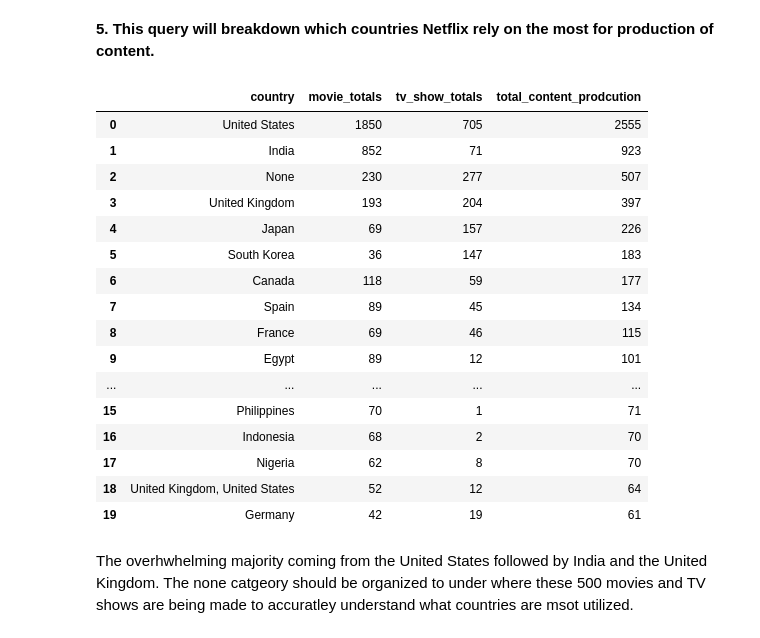
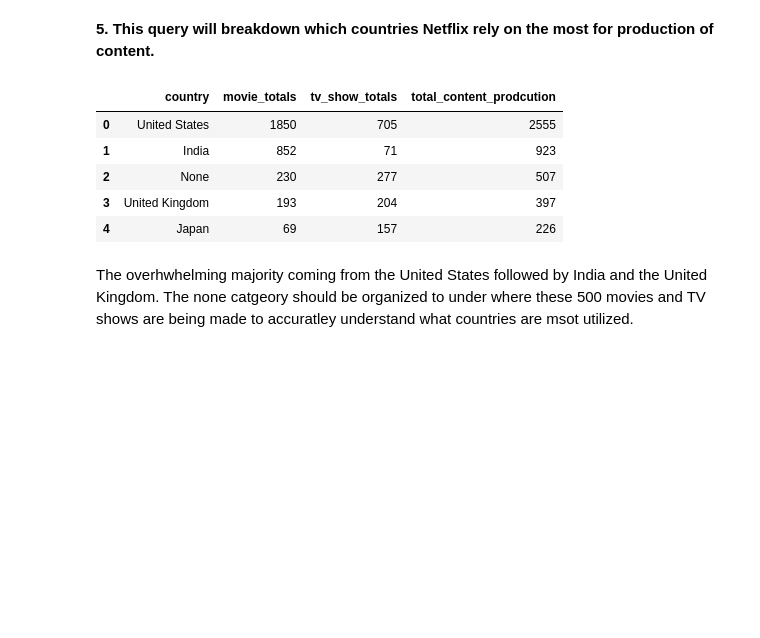
Before and after one commit to aditya248/Netflix-Exploratory-Data-Analysis, a Jupyter notebook: BA775_TeamProject_B2T8.ipynb, the cells around one changed output. Saved outputs shown, nothing was run; the diff lists cells and outputs as text; code cells hidden in the pictures; blank space fills up the shorter version.

Commit message:
Added limit for query display

```diff
--- a/BA775_TeamProject_B2T8.ipynb
+++ b/BA775_TeamProject_B2T8.ipynb
@@ -119,34 +99,23 @@ Having content from around 400 directors, netflix does not rely on too much. The
 # %%
 %%bigquery --project=ba775-team8-b2
 SELECT
     country,
     COUNT(CASE WHEN type = 'Movie'
     THEN show_id END) AS movie_totals,
     COUNT(CASE WHEN type = 'TV Show'
     THEN show_id END) AS tv_show_totals,
     COUNT(type) as total_content_prodcution
  FROM `ba775-team8-b2.Netflix.netflix_titles`
  GROUP BY country
  ORDER BY total_content_prodcution DESC
- LIMIT 20;
+ LIMIT 5;
 # %% [output]
 |  | country | movie_totals | tv_show_totals | total_content_prodcution |
 | 0 | United States | 1850 | 705 | 2555 |
 | 1 | India | 852 | 71 | 923 |
 | 2 | None | 230 | 277 | 507 |
 | 3 | United Kingdom | 193 | 204 | 397 |
 | 4 | Japan | 69 | 157 | 226 |
-| 5 | South Korea | 36 | 147 | 183 |
-| 6 | Canada | 118 | 59 | 177 |
-| 7 | Spain | 89 | 45 | 134 |
-| 8 | France | 69 | 46 | 115 |
-| 9 | Egypt | 89 | 12 | 101 |
-| ... | ... | ... | ... | ... |
-| 15 | Philippines | 70 | 1 | 71 |
-| 16 | Indonesia | 68 | 2 | 70 |
-| 17 | Nigeria | 62 | 8 | 70 |
-| 18 | United Kingdom, United States | 52 | 12 | 64 |
-| 19 | Germany | 42 | 19 | 61 |
 # %% [markdown]
 The overhwhelming majority coming from the United States followed by India and the United Kingdom. The none catgeory should be organized to under where these 500 movies and TV shows are being made to accuratley understand what countries are msot utilized.
 # %% [markdown]
```
Also changed, not shown: parts of 8 cells of this notebook.
